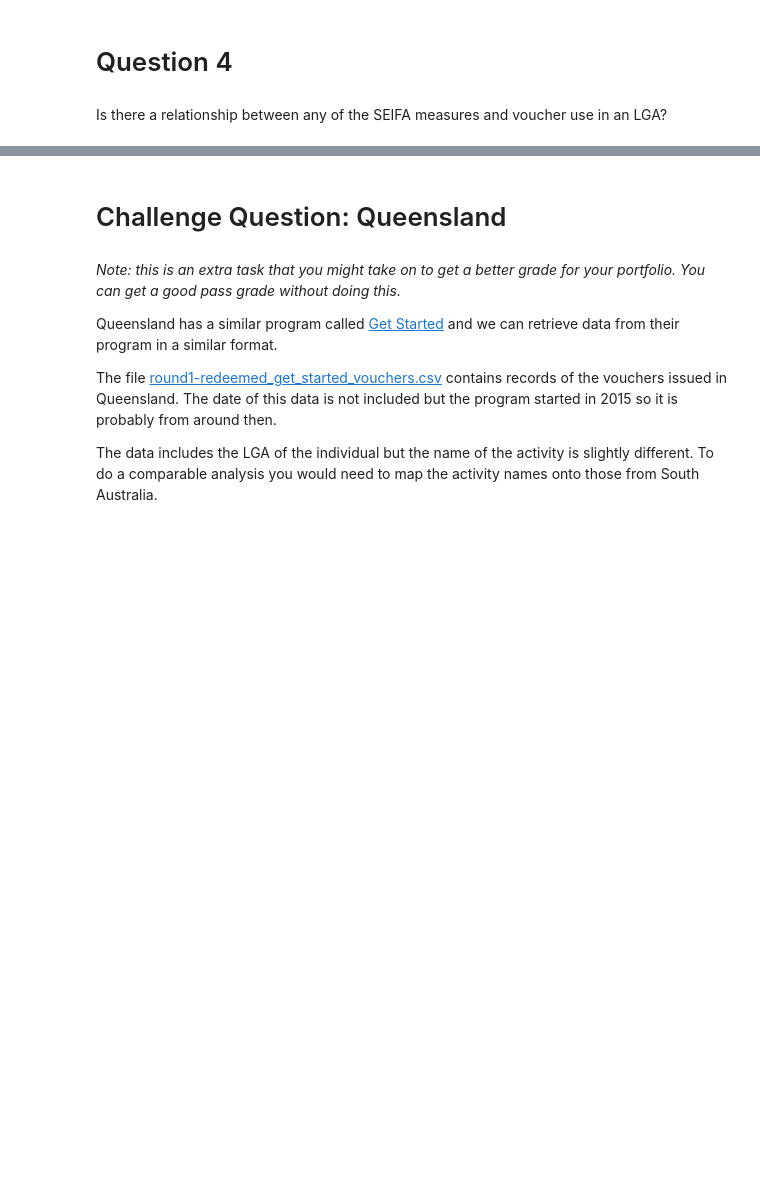
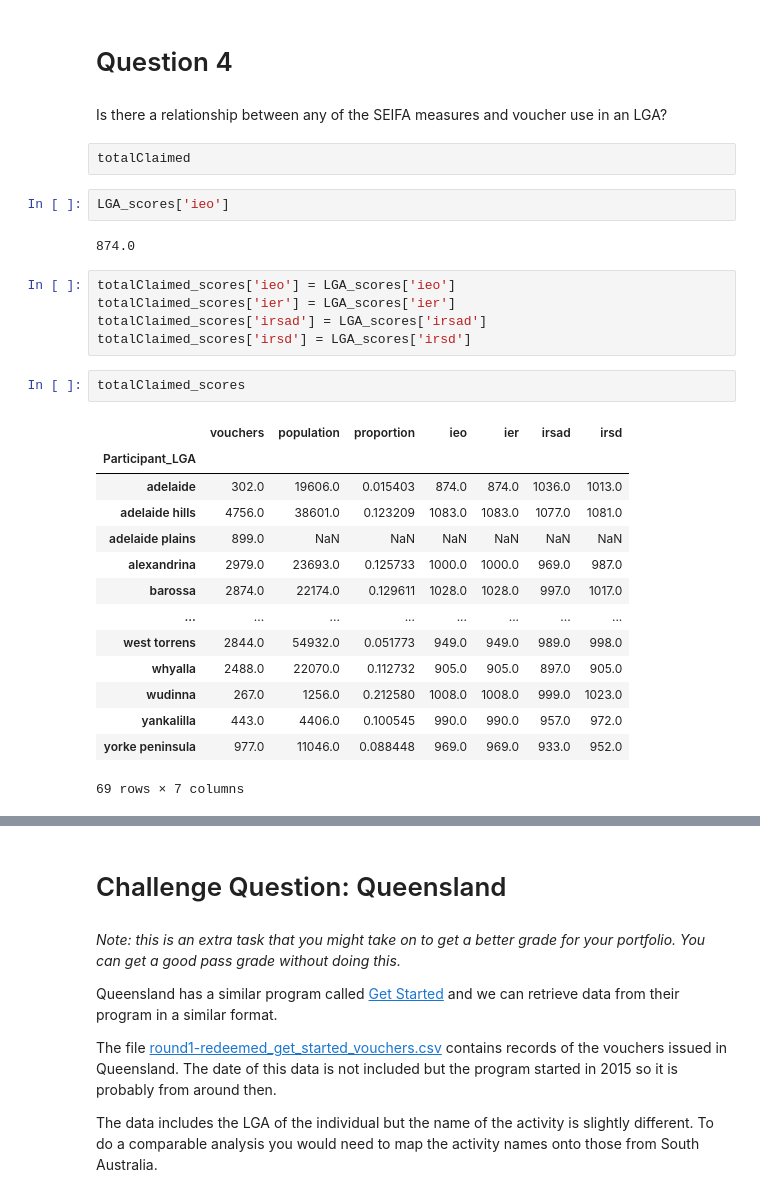
Before and after one commit to MQCOMP2200-S2-2021/Data-Science-Labs, a Jupyter notebook: Portfolio 2-Copy1.ipynb, the cells around one changed output, grey strips where cells are left out. Cells and saved outputs as stored; diff of their text form; blank space fills up the shorter version.

```diff
--- a/Portfolio 2-Copy1.ipynb
+++ b/Portfolio 2-Copy1.ipynb
@@ -847,3 +977,31 @@ david : need to normalise the vouchers by population in some way
 # Question 4
 # %% [markdown]
  Is there a relationship between any of the SEIFA measures and voucher use in an LGA?
+# %% [raw]
+totalClaimed
+# %%
+LGA_scores['ieo']
+# %% [output]
+874.0
+# %%
+totalClaimed_scores['ieo'] = LGA_scores['ieo']
+totalClaimed_scores['ier'] = LGA_scores['ier']
+totalClaimed_scores['irsad'] = LGA_scores['irsad']
+totalClaimed_scores['irsd'] = LGA_scores['irsd']
+# %%
+totalClaimed_scores
+# %% [output]
+|  | vouchers | population | proportion | ieo | ier | irsad | irsd |
+| Participant_LGA |  |  |  |  |  |  |  |
+| adelaide | 302.0 | 19606.0 | 0.015403 | 874.0 | 874.0 | 1036.0 | 1013.0 |
+| adelaide hills | 4756.0 | 38601.0 | 0.123209 | 1083.0 | 1083.0 | 1077.0 | 1081.0 |
+| adelaide plains | 899.0 | NaN | NaN | NaN | NaN | NaN | NaN |
+| alexandrina | 2979.0 | 23693.0 | 0.125733 | 1000.0 | 1000.0 | 969.0 | 987.0 |
+| barossa | 2874.0 | 22174.0 | 0.129611 | 1028.0 | 1028.0 | 997.0 | 1017.0 |
+| ... | ... | ... | ... | ... | ... | ... | ... |
+| west torrens | 2844.0 | 54932.0 | 0.051773 | 949.0 | 949.0 | 989.0 | 998.0 |
+| whyalla | 2488.0 | 22070.0 | 0.112732 | 905.0 | 905.0 | 897.0 | 905.0 |
+| wudinna | 267.0 | 1256.0 | 0.212580 | 1008.0 | 1008.0 | 999.0 | 1023.0 |
+| yankalilla | 443.0 | 4406.0 | 0.100545 | 990.0 | 990.0 | 957.0 | 972.0 |
+| yorke peninsula | 977.0 | 11046.0 | 0.088448 | 969.0 | 969.0 | 933.0 | 952.0 |
+69 rows × 7 columns
```
Also changed, not shown: parts of 88 cells of this notebook.
